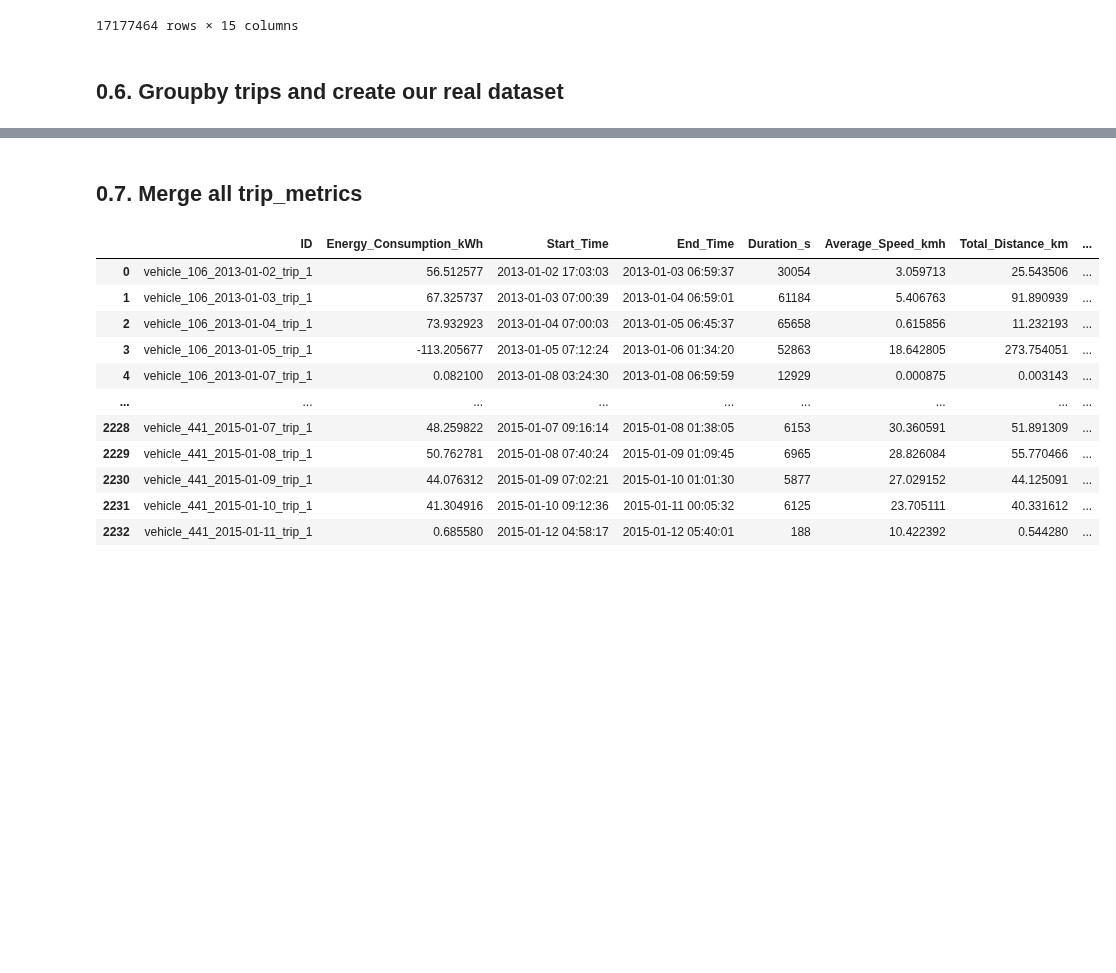
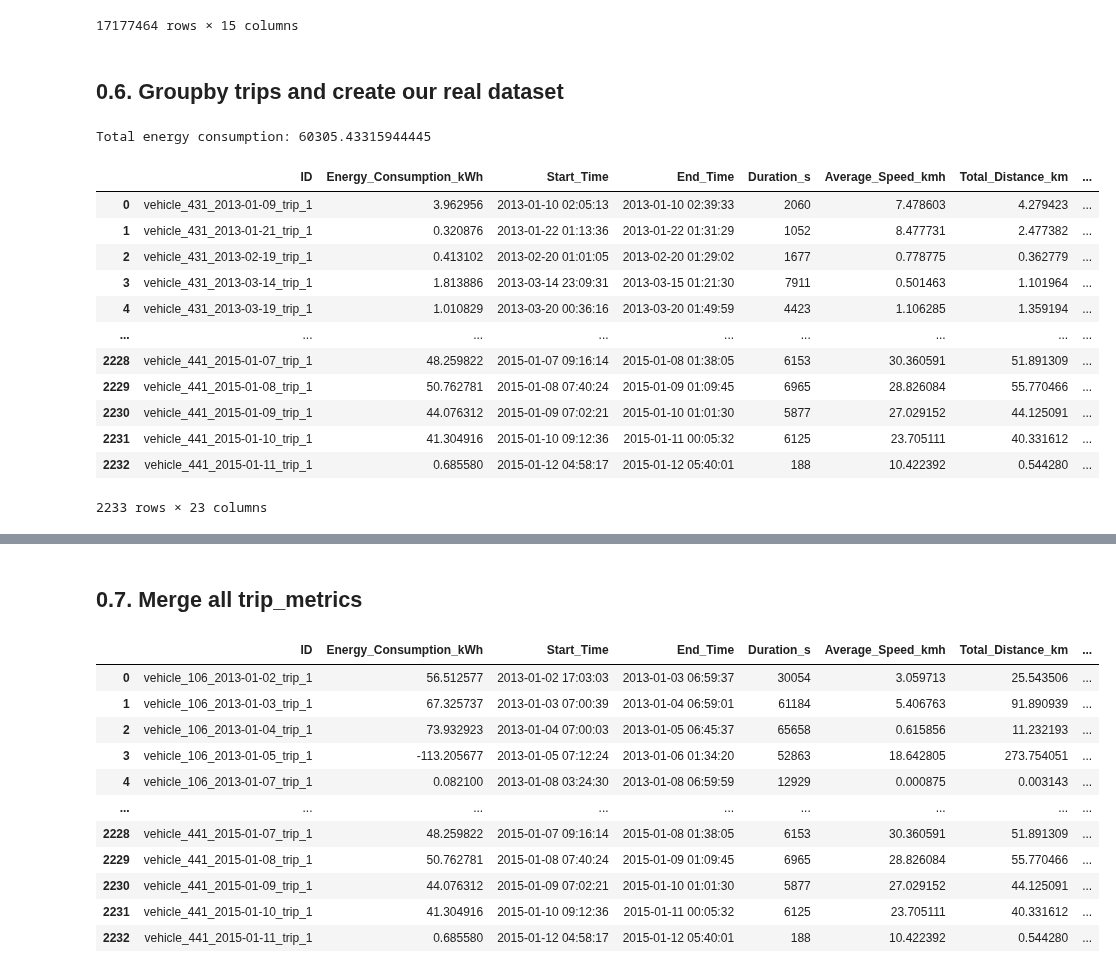
Before and after one commit to ydelipinar/Data_Based_Vehicle_Energy_Consumption_Modeling, a Jupyter notebook: ENS491_492_Project.ipynb, the cells around one changed output, grey strips where cells are left out. Saved outputs shown, nothing was run; the diff lists cells and outputs as text; code cells hidden in the pictures; blank space fills up the shorter version.

```diff
--- a/ENS491_492_Project.ipynb
+++ b/ENS491_492_Project.ipynb
@@ -497,8 +440,7 @@ df_merged
 # %% [markdown]
 ## 0.6. Groupby trips and create our real dataset
 # %%
-
-df_merged = pd.read_csv("../Yeni dosyalar/df_merged_19-24.csv")
+df_merged = pd.read_csv("../Yeni dosyalar/df_merged_25-30.csv")
 # %%
 # Custom function to calculate trip metrics
 city_dict = {}
@@ -513,14 +455,14 @@ def calculate_trip_metrics(df):
     # df['City_Name'] = df['City_Name'].ffill()
 
 
-    latitude = df['GPS_Latitude'].median().round(3)
-    longtitude = df['GPS_Longitude'].median().round(3)
-    coordinate = str(latitude)+'-'+str(longtitude)
-    if(coordinate in city_dict):
-        city = city_dict[coordinate]
-    else:
-        city = get_city(latitude, longtitude)
-        city_dict[coordinate] = city
+    # latitude = df['GPS_Latitude'].median().round(3)
+    # longtitude = df['GPS_Longitude'].median().round(3)
+    # coordinate = str(latitude)+'-'+str(longtitude)
+    # if(coordinate in city_dict):
+    #     city = city_dict[coordinate]
+    # else:
+    #     city = get_city(latitude, longtitude)
+    #     city_dict[coordinate] = city
 
 
     energy_consumption = np.trapz(y=df["Power(kW)"], x=df["Trip_Seconds_Counter"])
@@ -577,10 +519,16 @@ def calculate_trip_metrics(df):
     # gps_speed_kms = df["GPS_Speed"] / 3600
     # total_distance_km = np.trapz(y=gps_speed_kms, x=df["Trip_Seconds_Counter"])
     total_distance_km = (avg_speed_kmh / 3600) * duration
+    total_distance_mph = total_distance_km / 1.60934
 
-    characteristic_Acc = ( (df["GPS_Speed"].shift(-1)**2  - df["GPS_Speed"]**2).sum() *0.5 + (9.8 * (df["GPS_Altitude"].shift(-1)-df["GPS_Altitude"]).sum()) )/ total_distance_km
-    aero = ((( df["GPS_Speed"].shift(-1)**3 + df["GPS_Speed"].shift(-1)**2 * df["GPS_Speed"] + df["GPS_Speed"].shift(-1) * df["GPS_Speed"]**2 + df["GPS_Speed"]**3 ) / 4 )
-            * (df["Trip_Seconds_Counter"].shift(-1)-df["Trip_Seconds_Counter"])).sum() / total_distance_km
+    df['Speed_mph'] = df["GPS_Speed"] / (1.60934)
+
+    df["Trip_Seconds_Counter"] = df["Trip_Seconds_Counter"] / 3600
+
+    characteristic_Acc = ( (df["Speed_mph"].shift(-1)**2  - df["Speed_mph"]**2) *0.5 + (9.8 * (df["GPS_Altitude"].shift(-1)-df["GPS_Altitude"]))).sum() / total_distance_mph
+
+    aero = ((( df["Speed_mph"].shift(-1)**3 + df["Speed_mph"].shift(-1)**2 * df["Speed_mph"] + df["Speed_mph"].shift(-1) * df["Speed_mph"]**2 + df["Speed_mph"]**3 ) / 4 )
+            * (df["Trip_Seconds_Counter"].shift(-1)-df["Trip_Seconds_Counter"])).sum() / total_distance_mph
 
 
 
@@ -592,36 +540,51 @@ def calculate_trip_metrics(df):
         'Duration_s': duration,
         'Average_Speed_kmh' : avg_speed_kmh if not math.isnan(avg_speed_kmh) else 0,
         'Total_Distance_km': total_distance_km,
-        'City_Name': city,
+        # 'City_Name': city,
 
         'Max_Speed': max_speed,
         'Min_Speed': min_speed,
 
         'Positive_Acceleration_Mean': positive_acceleration_mean,
         'Positive_Acceleration_Sum': positive_acceleration_sum,
 
         'Positive_Altitude-diff_Mean': positive_altitude_diff_mean,
         'Positive_Altitude-diff_Sum': positive_altitude_diff_sum,
 
 
         'Max_Altitude-diff': max_altitude_diff,
         'Min_Altitude-diff': min_altitude_diff,
         'Max_Altitude': max_altitude,
         'Min_Altitude': min_altitude,
         'GPS_Altitude_Mean':avg_gps_altitude,
 
         'Average_Ambient_Temperature': avg_temperature,
         'Average_air': avg_air,
         'Average_Ambient_Temperature': avg_temperature,
         'Characteristic_Acceleration': characteristic_Acc,
         'Kinetic_Intensity': characteristic_Acc / aero,
         'Traffic_Category_Mean': avg_traffic_category
     }
 
 # Group the DataFrame by 'ID', apply the custom function, and store the result in a Series
 trip_metrics = df_merged.groupby('ID').apply(calculate_trip_metrics)
 trip_metrics_df = trip_metrics.apply(pd.Series).reset_index()
 
 # Reset the index and print the total energy consumption
 print('Total energy consumption:', trip_metrics_df["Energy_Consumption_kWh"].sum())
 trip_metrics_df
+# %% [output]
+Total energy consumption: 60305.43315944445
+|  | ID | Energy_Consumption_kWh | Start_Time | End_Time | Duration_s | Average_Speed_kmh | Total_Distance_km | ... |
+| 0 | vehicle_431_2013-01-09_trip_1 | 3.962956 | 2013-01-10 02:05:13 | 2013-01-10 02:39:33 | 2060 | 7.478603 | 4.279423 | ... |
+| 1 | vehicle_431_2013-01-21_trip_1 | 0.320876 | 2013-01-22 01:13:36 | 2013-01-22 01:31:29 | 1052 | 8.477731 | 2.477382 | ... |
+| 2 | vehicle_431_2013-02-19_trip_1 | 0.413102 | 2013-02-20 01:01:05 | 2013-02-20 01:29:02 | 1677 | 0.778775 | 0.362779 | ... |
+| 3 | vehicle_431_2013-03-14_trip_1 | 1.813886 | 2013-03-14 23:09:31 | 2013-03-15 01:21:30 | 7911 | 0.501463 | 1.101964 | ... |
+| 4 | vehicle_431_2013-03-19_trip_1 | 1.010829 | 2013-03-20 00:36:16 | 2013-03-20 01:49:59 | 4423 | 1.106285 | 1.359194 | ... |
+| ... | ... | ... | ... | ... | ... | ... | ... | ... |
+| 2228 | vehicle_441_2015-01-07_trip_1 | 48.259822 | 2015-01-07 09:16:14 | 2015-01-08 01:38:05 | 6153 | 30.360591 | 51.891309 | ... |
+| 2229 | vehicle_441_2015-01-08_trip_1 | 50.762781 | 2015-01-08 07:40:24 | 2015-01-09 01:09:45 | 6965 | 28.826084 | 55.770466 | ... |
+| 2230 | vehicle_441_2015-01-09_trip_1 | 44.076312 | 2015-01-09 07:02:21 | 2015-01-10 01:01:30 | 5877 | 27.029152 | 44.125091 | ... |
+| 2231 | vehicle_441_2015-01-10_trip_1 | 41.304916 | 2015-01-10 09:12:36 | 2015-01-11 00:05:32 | 6125 | 23.705111 | 40.331612 | ... |
+| 2232 | vehicle_441_2015-01-11_trip_1 | 0.685580 | 2015-01-12 04:58:17 | 2015-01-12 05:40:01 | 188 | 10.422392 | 0.544280 | ... |
+2233 rows × 23 columns
```
Also changed, not shown: parts of 5 cells of this notebook, 1 other file.
